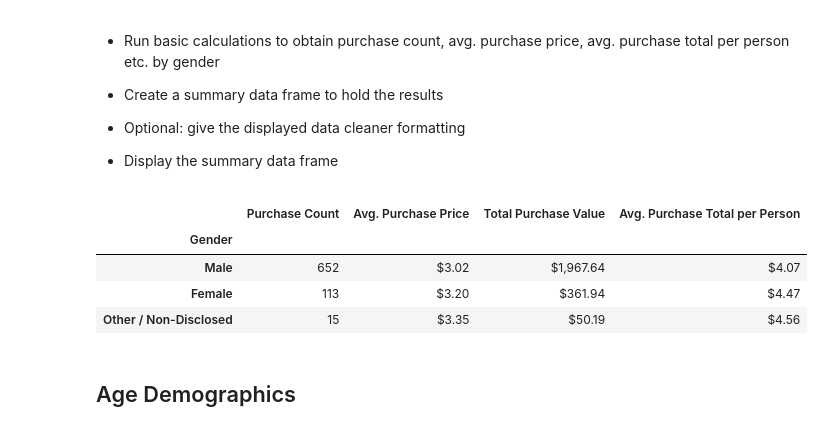
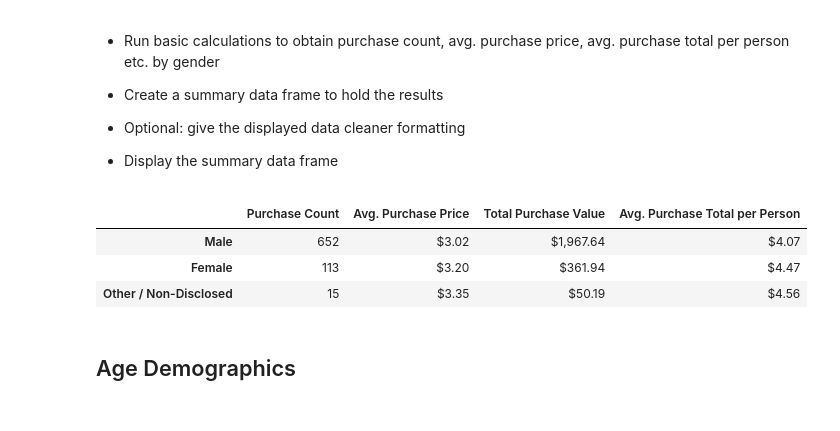
Before and after one commit to azapuchlak/Pandas-Challenge, a Jupyter notebook: HeroesOfPymoli/HeroesOfPymoli.ipynb, the cells around one changed output. Saved outputs shown, nothing was run; the diff lists cells and outputs as text; code cells hidden in the pictures.

```diff
--- a/HeroesOfPymoli/HeroesOfPymoli.ipynb
+++ b/HeroesOfPymoli/HeroesOfPymoli.ipynb
@@ -134,34 +131,36 @@ purchase_count = gender_groups["Purchase ID"].count()
 avg_purchase_price = gender_groups["Price"].mean()
 
 #Calculate Total Purchase Value
 ttl_purchase_value = purchase_count * avg_purchase_price
 
 #Calculate Avg. Total Purchase by gender
 avg_ttl_purchase_gender = gender_groups["Price"].sum()
 
 #Calculate the average purchase total per person
 avg_purchase_ttl = avg_ttl_purchase_gender / total_counts
 
 #Create DF of new data
 gender_analysis_df = pd.DataFrame({"Purchase Count": purchase_count,
                                             "Avg. Purchase Price": avg_purchase_price,
                                             "Total Purchase Value": ttl_purchase_value,
                                             "Avg. Purchase Total per Person": avg_purchase_ttl})
 
 #Formatting
 #-------------------------------
 #Format the floating variables into $
 pd.options.display.float_format = '${:,.2f}'.format
 
 #Sort by highest total count to look cleaner & more organized & stay consistent
 gender_analysis_df = gender_analysis_df.sort_values(["Purchase Count"], ascending = False).head()
 gender_analysis_df
 
+#drop index to get rid of empty "Gender" row
+gender_analysis_df.index.name=None
+
 #show table
 gender_analysis_df
 # %% [output]
 |  | Purchase Count | Avg. Purchase Price | Total Purchase Value | Avg. Purchase Total per Person |
-| Gender |  |  |  |  |
 | Male | 652 | $3.02 | $1,967.64 | $4.07 |
 | Female | 113 | $3.20 | $361.94 | $4.47 |
 | Other / Non-Disclosed | 15 | $3.35 | $50.19 | $4.56 |
```
Also changed, not shown: parts of 2 cells of this notebook.
